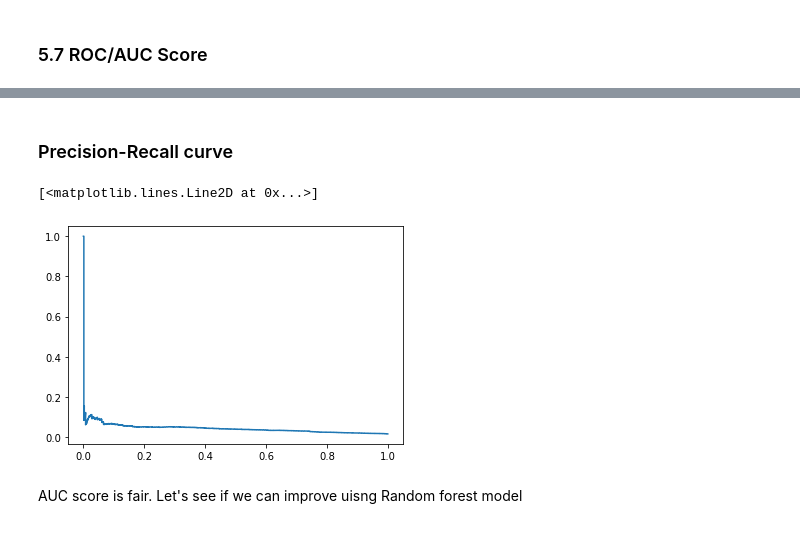
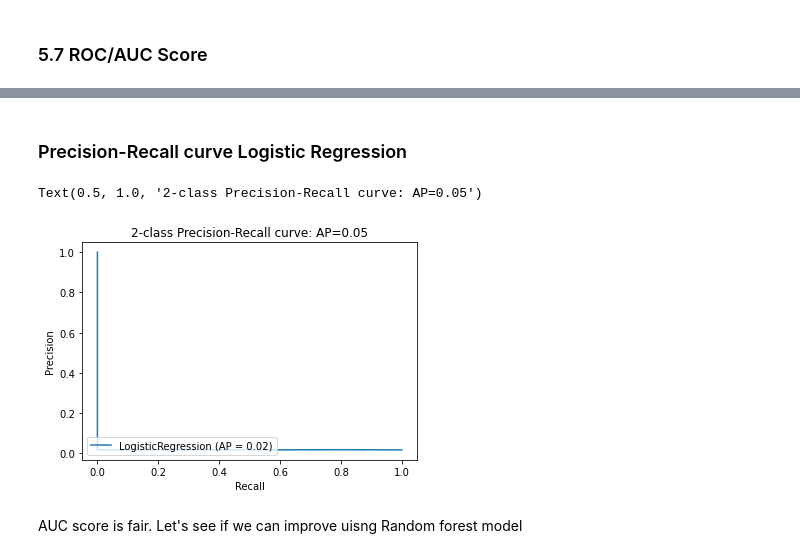
Before and after one commit to freecode23/creditCardFraud, a Jupyter notebook: PreprocessingTraining.ipynb, the cells around one changed output, grey strips where cells are left out. Drawn from its saved outputs; the diff is of its cells as text; code cells hidden in the pictures.

```diff
--- a/PreprocessingTraining.ipynb
+++ b/PreprocessingTraining.ipynb
@@ -770,20 +771,20 @@ plot_roc_curve(fpr,tpr)
 # %% [markdown]
-### Precision-Recall curve
+### Precision-Recall curve Logistic Regression
 # %%
 # Question why is precision recall curve so bad
 from sklearn.metrics import plot_precision_recall_curve
 from sklearn.metrics import precision_recall_curve
+from sklearn.metrics import average_precision_score
 
-precision1, recall1, thresholds1 = precision_recall_curve(y_test, preds)
+average_precision1 = average_precision_score(y_test, preds)
 
-# get precision recall auc score
-precision_recall_auc1 = auc(recall1, precision1)
+disp = plot_precision_recall_curve(clf2,X_test, y_test)
 
-# plot recall precision curve
-plt.plot(recall1, precision1, label = 'LogisticRegression = %0.3f' % precision_recall_auc1)
+disp.ax_.set_title('2-class Precision-Recall curve: '
+                   'AP={0:0.2f}'.format(average_precision1))
 # %% [output]
-[<matplotlib.lines.Line2D at 0x...>]
+Text(0.5, 1.0, '2-class Precision-Recall curve: AP=0.05')
-[figure, old version]
+[figure, new version]
 # %% [markdown]
 AUC score is fair. Let's see if we can improve uisng Random forest model
 # %% [markdown]
```
Also changed, not shown: parts of 41 cells of this notebook, 4 other files.
